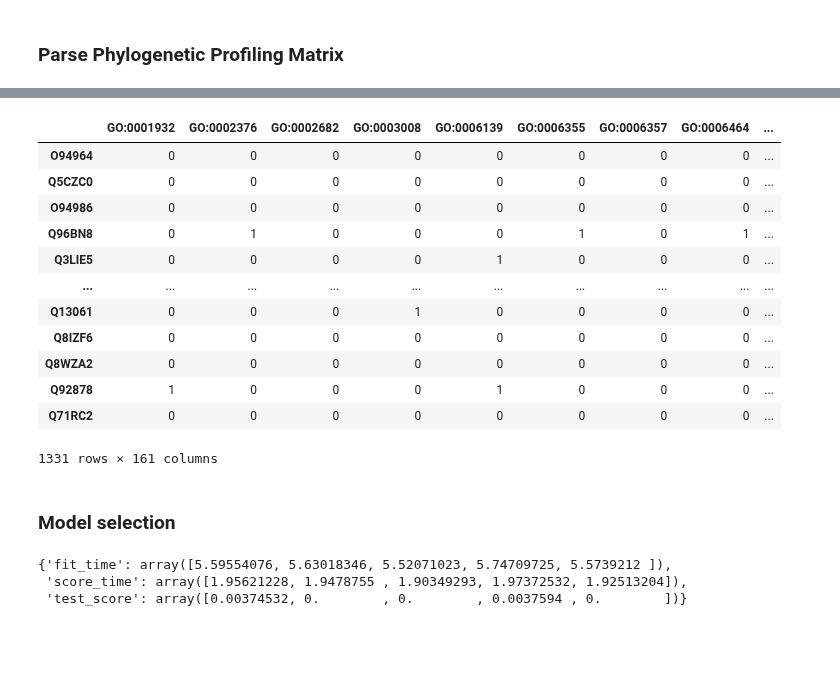
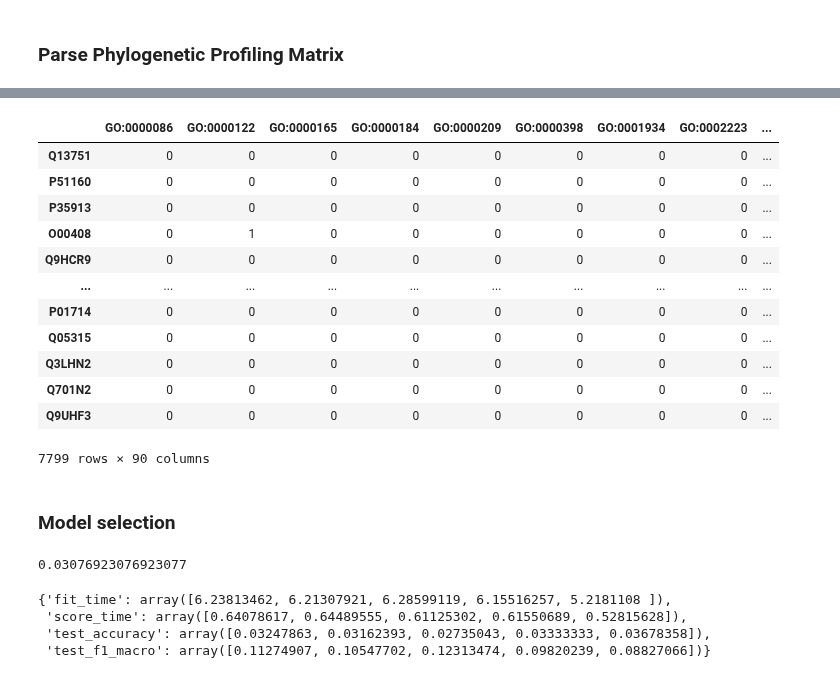
Before and after one commit to geovalexis/PP2GO, a Jupyter notebook: Methods.ipynb, the cells around one changed output, grey strips where cells are left out. Cells and saved outputs as stored; diff of their text form; code cells hidden in the pictures; blank space fills up the shorter version.

```diff
--- a/Methods.ipynb
+++ b/Methods.ipynb
@@ -1113,13 +1113,15 @@ When a gene has several GO terms, they are reduced to just one: the Lowest Commo
 import numpy as np
 import pandas as pd
 
-def filterOutByFrequency(GO_ids: pd.Series, min_threshold: int = None, max_threshold: int = None):
-    go_ids_counts = GO_ids.explode().value_counts()
-    min_threshold = min_threshold if min_threshold else go_ids_counts.max()
-    max_threshold = max_threshold if max_threshold else go_ids_counts.min()
-    out_values = go_ids_counts[(go_ids_counts<min_threshold) | (go_ids_counts>max_threshold)].index
-    GO_ids_filtered = GO_ids.apply(lambda x, y=out_values: np.setdiff1d(x, y)).copy()
-    return GO_ids_filtered
+def filterOutByFrequency(column: pd.Series, min_threshold: int = None, max_threshold: int = None) -> pd.Series:
+    elements_counts = column.explode().value_counts()
+    print(f"The element with the maximum number of ocurrences is {elements_counts.idxmax()} with {elements_counts.max()} ocurrences.", flush=True)
+    print(f"The element with the maximum number of ocurrences is {elements_counts.idxmin()} with {elements_counts.min()} ocurrences.", flush=True)
+    min_threshold = min_threshold if min_threshold else elements_counts.min()
+    max_threshold = max_threshold if max_threshold else elements_counts.max()
+    out_elements = elements_counts[(elements_counts<min_threshold) | (elements_counts>max_threshold)].index
+    column_filtered = column.apply(lambda x, y=out_elements: np.setdiff1d(x, y)).copy()
+    return column_filtered
 # %%
 # DEPRECATED
 import pandas
@@ -1141,7 +1143,7 @@ profiling_matrix_presence_abscense["GO_IDs"] = profiling_matrix_presence_abscens
 # 2nd version of the PP matrix
 import pandas as pd
 
-profiling_matrix_presence_abscense = pd.read_table("drive/MyDrive/TFG/phylogenetic_profile_matrix_pres-absc_v2.tab",
+profiling_matrix = pd.read_table("bsc_cluster/pp2go/results/MTP/MtP_201601_blasted-pp_matrix_counts.tab",
                                 header=0, index_col=0,
                                 converters={"GO_IDs": lambda x:  list(filter(None, x.split(",")))}) # if we don't filter there are no empty lists but lists with empty strings: [''] (its lenght is 1, not 0))
-profiling_matrix_presence_abscense = profiling_matrix_presence_abscense.assign(GO_IDs=filterOutByFrequency(profiling_matrix_presence_abscense["GO_IDs"], min_threshold=100, max_threshold=1000))
+profiling_matrix
@@ -1147,0 +1164,4 @@ profiling_matrix_presence_abscense = profiling_matrix_presence_abscense.assign(G
+# %%
+# Filter out unnotated proteins
+profiling_matrix = profiling_matrix[profiling_matrix["GO_IDs"].str.len()>0]  # Drop those genes that do not have GO term (the final goal of the project is to assign them one, but to train the model we need to give it resolved examples)
+profiling_matrix
@@ -1147,0 +1182,4 @@ profiling_matrix_presence_abscense = profiling_matrix_presence_abscense.assign(G
+# %%
+# Filter out GO terms does not meet a certain number of ocurrences
+profiling_matrix = profiling_matrix.assign(GO_IDs=filterOutByFrequency(profiling_matrix["GO_IDs"], min_threshold=100, max_threshold=None))
+profiling_matrix
@@ -1148,34 +1202,33 @@ profiling_matrix_presence_abscense = profiling_matrix_presence_abscense.assign(G
 # %%
+# Prepare training dataset
 import pandas as pd
 from sklearn.model_selection import train_test_split
 from sklearn.preprocessing import MultiLabelBinarizer
 
-
-training_matrix = profiling_matrix_presence_abscense[profiling_matrix_presence_abscense["GO_IDs"].str.len()>0]  # Drop those genes that do not have GO term (the final goal of the project is to assign them one, but to train the model we need to give it resolved examples)
+training_matrix = profiling_matrix[profiling_matrix["GO_IDs"].str.len()>0]  # Filter out some proteins that may have remained without any annotation after passing through the ocurrences filter.
 
 X_training_matrix = training_matrix.iloc[:, :-1]
 y_training_matrix = training_matrix.iloc[:, -1:] # The last column corresponds to the GO_IDs
 
 # We need to compute one-hot encoding for multilable classification as the models does not accept matrices with different shape.
 mlb = MultiLabelBinarizer()
 y_training_matrix_encoded = pd.DataFrame(mlb.fit_transform(y_training_matrix["GO_IDs"]), columns=mlb.classes_, index=y_training_matrix.index)
 
-X_train, X_test, y_train, y_test = train_test_split(X_training_matrix, y_training_matrix_encoded, test_size=0.25)
-y_train
+y_training_matrix_encoded
 # %% [output]
-|  | GO:0001932 | GO:0002376 | GO:0002682 | GO:0003008 | GO:0006139 | GO:0006355 | GO:0006357 | GO:0006464 | ... |
-| O94964 | 0 | 0 | 0 | 0 | 0 | 0 | 0 | 0 | ... |
-| Q5CZC0 | 0 | 0 | 0 | 0 | 0 | 0 | 0 | 0 | ... |
-| O94986 | 0 | 0 | 0 | 0 | 0 | 0 | 0 | 0 | ... |
-| Q96BN8 | 0 | 1 | 0 | 0 | 0 | 1 | 0 | 1 | ... |
-| Q3LIE5 | 0 | 0 | 0 | 0 | 1 | 0 | 0 | 0 | ... |
+|  | GO:0000086 | GO:0000122 | GO:0000165 | GO:0000184 | GO:0000209 | GO:0000398 | GO:0001934 | GO:0002223 | ... |
+| Q13751 | 0 | 0 | 0 | 0 | 0 | 0 | 0 | 0 | ... |
+| P51160 | 0 | 0 | 0 | 0 | 0 | 0 | 0 | 0 | ... |
+| P35913 | 0 | 0 | 0 | 0 | 0 | 0 | 0 | 0 | ... |
+| O00408 | 0 | 1 | 0 | 0 | 0 | 0 | 0 | 0 | ... |
+| Q9HCR9 | 0 | 0 | 0 | 0 | 0 | 0 | 0 | 0 | ... |
 | ... | ... | ... | ... | ... | ... | ... | ... | ... | ... |
-| Q13061 | 0 | 0 | 0 | 1 | 0 | 0 | 0 | 0 | ... |
-| Q8IZF6 | 0 | 0 | 0 | 0 | 0 | 0 | 0 | 0 | ... |
-| Q8WZA2 | 0 | 0 | 0 | 0 | 0 | 0 | 0 | 0 | ... |
-| Q92878 | 1 | 0 | 0 | 0 | 1 | 0 | 0 | 0 | ... |
-| Q71RC2 | 0 | 0 | 0 | 0 | 0 | 0 | 0 | 0 | ... |
+| P01714 | 0 | 0 | 0 | 0 | 0 | 0 | 0 | 0 | ... |
+| Q05315 | 0 | 0 | 0 | 0 | 0 | 0 | 0 | 0 | ... |
+| Q3LHN2 | 0 | 0 | 0 | 0 | 0 | 0 | 0 | 0 | ... |
+| Q701N2 | 0 | 0 | 0 | 0 | 0 | 0 | 0 | 0 | ... |
+| Q9UHF3 | 0 | 0 | 0 | 0 | 0 | 0 | 0 | 0 | ... |
-1331 rows × 161 columns
+7799 rows × 90 columns
 # %% [markdown]
 ### Model selection
 # %%
@@ -1196,15 +1249,22 @@ from sklearn.multioutput import ClassifierChain
 from sklearn.metrics import accuracy_score
 from sklearn.model_selection import cross_validate
 # %%
-# Simple try
-model = OneVsRestClassifier(SVC(), n_jobs=-1).fit(X_train, y_train)
+# Simple method (without cross-validation)
+X_train, X_test, y_train, y_test = train_test_split(X_training_matrix, y_training_matrix_encoded, test_size=0.25)
+model = RandomForestClassifier().fit(X_train, y_train)
 y_test_predictions = model.predict(X_test)
-#accuracy_score(y_test, y_test_predictions)
-cross_validate(model, X_train, y_train, cv=5, scoring="accuracy")
+accuracy_score(y_test, y_test_predictions)
 # %% [output]
-{'fit_time': array([5.59554076, 5.63018346, 5.52071023, 5.74709725, 5.5739212 ]),
- 'score_time': array([1.95621228, 1.9478755 , 1.90349293, 1.97372532, 1.92513204]),
- 'test_score': array([0.00374532, 0.        , 0.        , 0.0037594 , 0.        ])}
+0.03076923076923077
+# %%
+# With cross-validation
+model = RandomForestClassifier().fit(X_training_matrix, y_training_matrix_encoded)
+cross_validate(model, X_train, y_train, cv=5, scoring=("accuracy", "f1_macro"), n_jobs=-1) # We could also choose only one scoring method
+# %% [output]
+{'fit_time': array([6.23813462, 6.21307921, 6.28599119, 6.15516257, 5.2181108 ]),
+ 'score_time': array([0.64078617, 0.64489555, 0.61125302, 0.61550689, 0.52815628]),
+ 'test_accuracy': array([0.03247863, 0.03162393, 0.02735043, 0.03333333, 0.03678358]),
+ 'test_f1_macro': array([0.11274907, 0.10547702, 0.12313474, 0.09820239, 0.08827066])}
 # %%
 # From https://towardsdatascience.com/simple-way-to-find-a-suitable-algorithm-for-your-data-in-scikit-learn-python-9a9710c7c0fe
 
```
Also changed, not shown: parts of 8 cells of this notebook.
